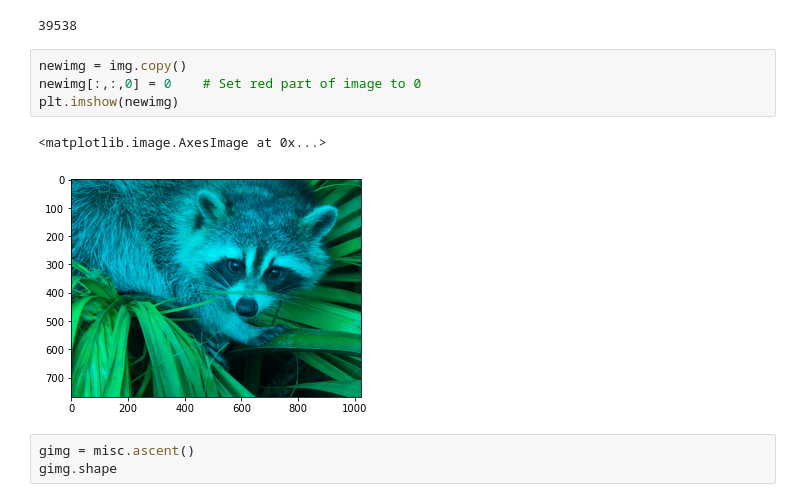
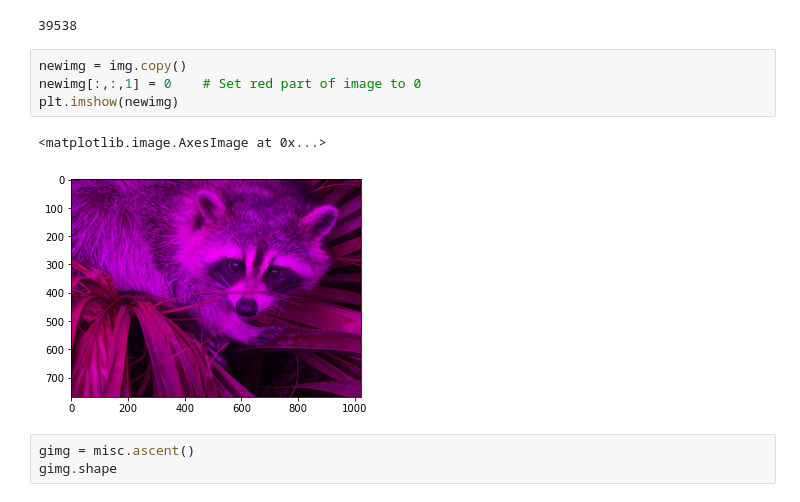
Before and after one commit to srikanthpragada/DS_20_SEP_2021, a Jupyter notebook: numpy/numpy_demo.ipynb, the cells around one changed output. Saved outputs shown, nothing was run; the diff lists cells and outputs as text.

```diff
--- a/numpy/numpy_demo.ipynb
+++ b/numpy/numpy_demo.ipynb
@@ -1496,11 +1496,11 @@ plt.imshow(np.vstack((f1,f2)))
 39538
 # %%
 newimg = img.copy()
-newimg[:,:,0] = 0    # Set red part of image to 0
+newimg[:,:,1] = 0    # Set red part of image to 0
 plt.imshow(newimg)
 # %% [output]
 <matplotlib.image.AxesImage at 0x...>
-[figure, old version]
+[figure, new version]
 # %%
 gimg = misc.ascent()
 gimg.shape
```
Also changed, not shown: 8 other files.
